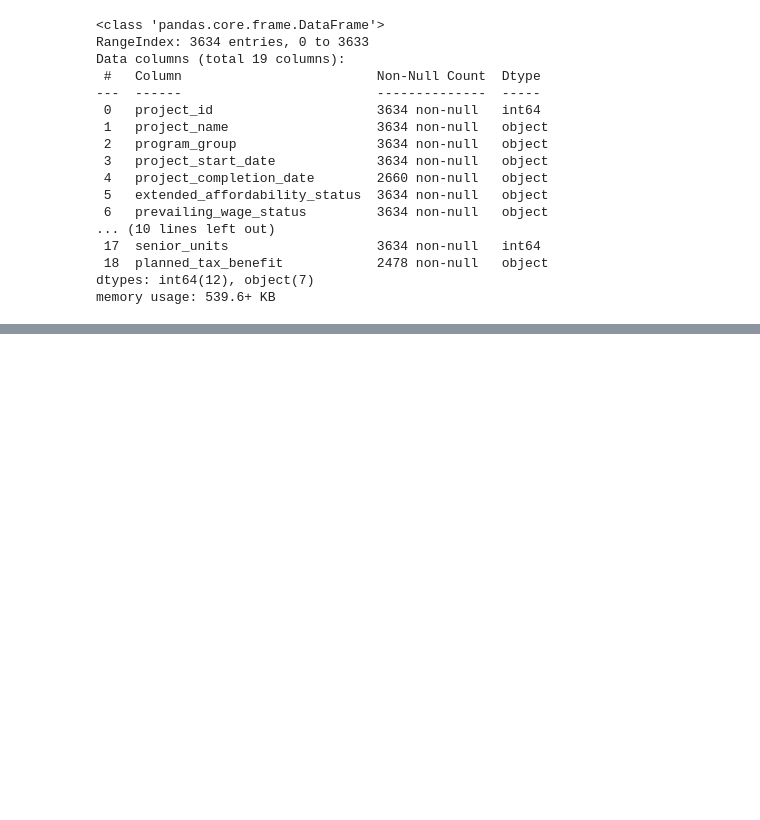
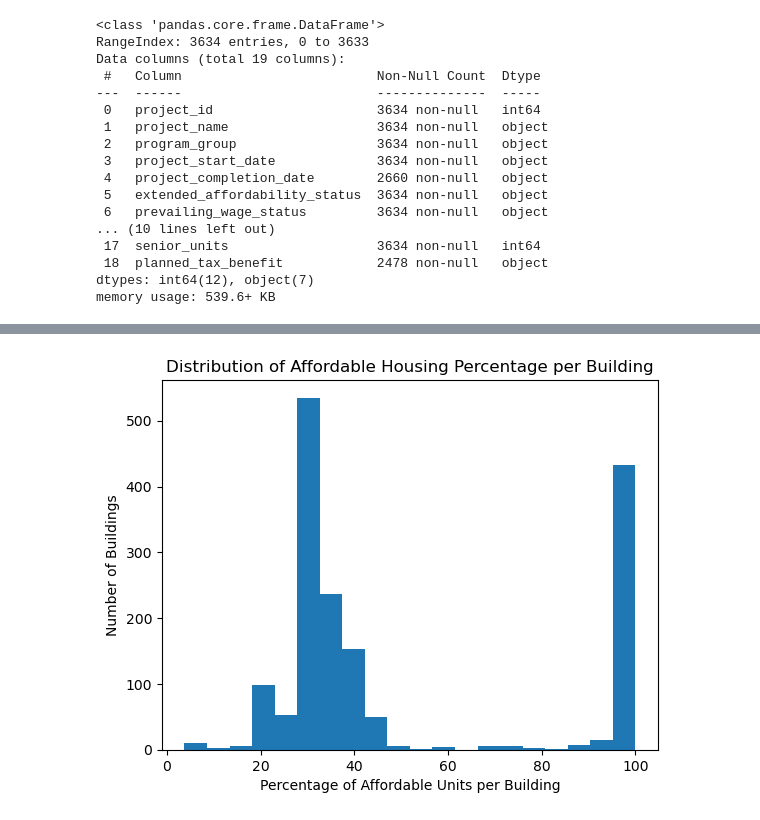
Before and after one commit to josuesimon/Phase1_Portfolio, a Jupyter notebook: Notebooks/angeneris_eda.ipynb, the cells around one changed output, grey strips where cells are left out. Saved outputs shown, nothing was run; the diff lists cells and outputs as text; code cells hidden in the pictures; blank space fills up the shorter version.

```diff
--- a/Notebooks/angeneris_eda.ipynb
+++ b/Notebooks/angeneris_eda.ipynb
@@ -44,0 +105,2 @@ hpd_nyc.describe()
+# %%
+hpd_nyc['affordability_pct'] = (hpd_nyc['all_counted_units'] / hpd_nyc['total_units']) * 100
@@ -44,0 +115,11 @@ hpd_nyc.describe()
+# %%
+# Plot the distribution of affordable unit percentages
+plt.hist(hpd_nyc['affordability_pct'], bins=20)
+
+plt.xlabel("Percentage of Affordable Units per Building")
+plt.ylabel("Number of Buildings")
+plt.title("Distribution of Affordable Housing Percentage per Building")
+
+plt.show()
+# %% [output]
+[figure, added]
```
Also changed, not shown: parts of 11 cells of this notebook.
